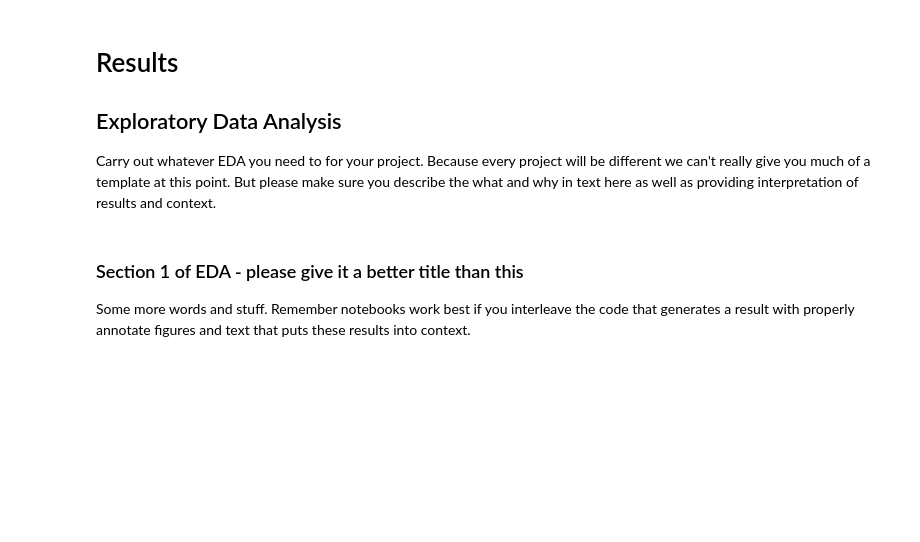
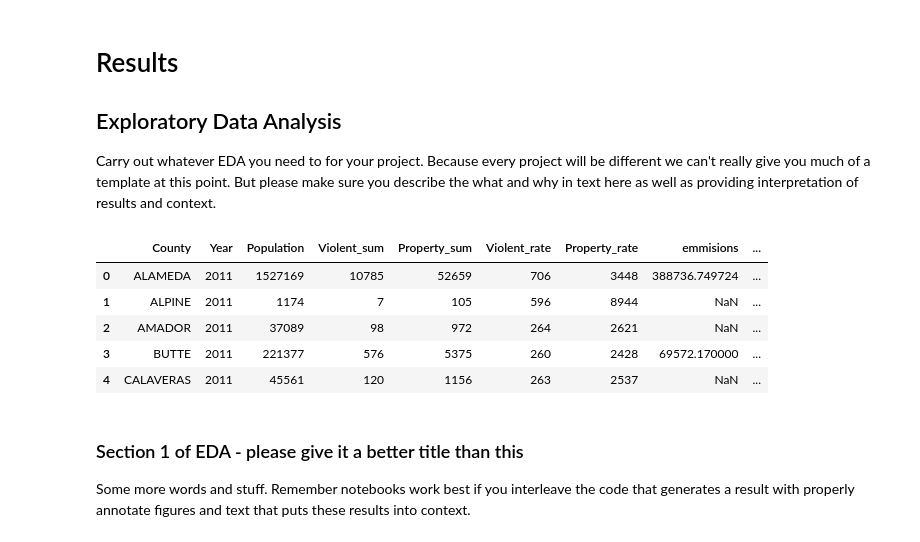
Before and after one commit to richardlaoo/Group131_DS_Analysis, a Jupyter notebook: EDACheckpoint_Group131_SP25.ipynb, the cells around one changed output. Drawn from its saved outputs; the diff is of its cells as text; code cells hidden in the pictures; blank space fills up the shorter version.

Commit message:
continuing to merge data into master

```diff
--- a/EDACheckpoint_Group131_SP25.ipynb
+++ b/EDACheckpoint_Group131_SP25.ipynb
@@ -471,3 +446,36 @@ master_df =
+# %%
+# Merging data into one df for analaysis
+# adjusting county columns across all df for merge to check for no empty space
+crime_rate_df['County'] = crime_rate_df['County'].str.upper().str.strip()
+
+Ge_df['County'] = Ge_df['County'].str.upper().str.strip()
+
+aq_df['County'] = aq_df['County'].str.upper().str.strip()
+
+
+
+# added to stay consistent with Ge_df
+crime_rate_df = crime_rate_df[crime_rate_df['Year']>=2011]
+
+aq_df = aq_df[aq_df['Year']>=2011]
+
+# checking year is good
+crime_rate_df['Year']= crime_rate_df['Year'].astype(int)
+Ge_df['Year'] = Ge_df['Year'].astype(int)
+aq_df['Year'] = aq_df['Year'].astype(int)
+
+
+master_df = pd.merge (crime_rate_df,Ge_df [['County','Year','emmisions']],on= ['County','Year'] ,how='left')
+
+master_df = pd.merge(master_df,aq_df[['County', 'AQI Maximum', 'AQI 90th Percentile', 'AQI Median', 'Year']],on = ['County','Year'],how = 'left' )
+master_df.head()
+# %% [output]
+|  | County | Year | Population | Violent_sum | Property_sum | Violent_rate | Property_rate | emmisions | ... |
+| 0 | ALAMEDA | 2011 | 1527169 | 10785 | 52659 | 706 | 3448 | 388736.749724 | ... |
+| 1 | ALPINE | 2011 | 1174 | 7 | 105 | 596 | 8944 | NaN | ... |
+| 2 | AMADOR | 2011 | 37089 | 98 | 972 | 264 | 2621 | NaN | ... |
+| 3 | BUTTE | 2011 | 221377 | 576 | 5375 | 260 | 2428 | 69572.170000 | ... |
+| 4 | CALAVERAS | 2011 | 45561 | 120 | 1156 | 263 | 2537 | NaN | ... |
 # %% [markdown]
 ### Section 1 of EDA - please give it a better title than this
 
```
Also changed, not shown: parts of 3 cells of this notebook.
